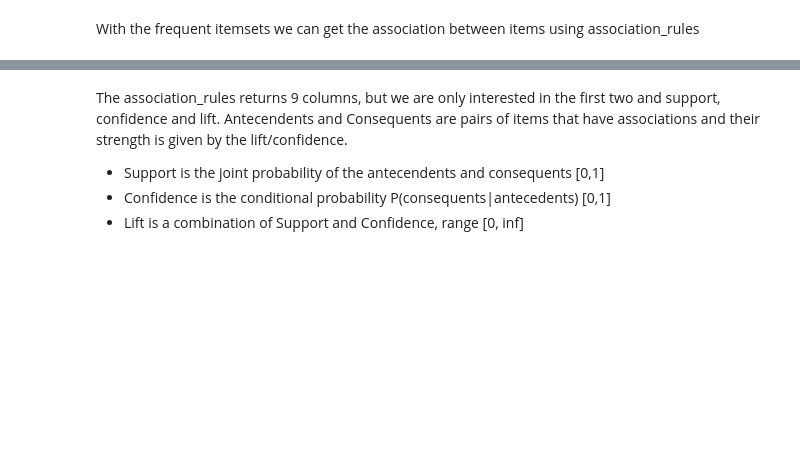
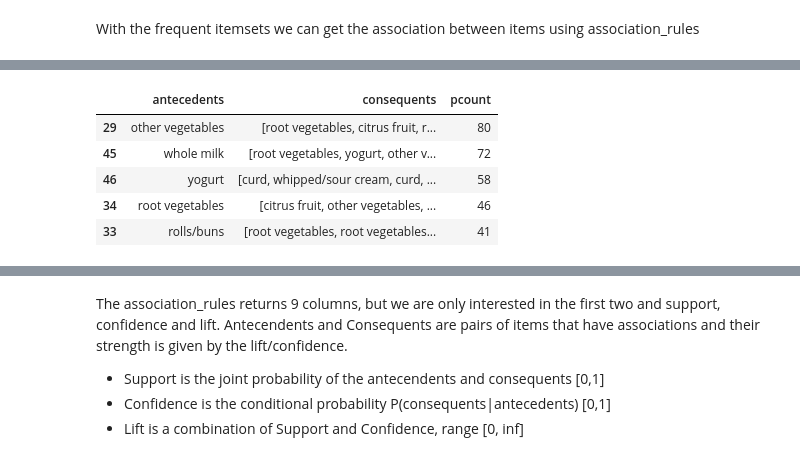
Before and after one commit to ksooklall/CUNY-SPS-Masters-DS, a Jupyter notebook: DATA_624/project/Recommender_system.ipynb, the cells around one changed output, grey strips where cells are left out. Saved outputs shown, nothing was run; the diff lists cells and outputs as text; code cells hidden in the pictures; blank space fills up the shorter version.

```diff
--- a/DATA_624/project/Recommender_system.ipynb
+++ b/DATA_624/project/Recommender_system.ipynb
@@ -140,0 +165,10 @@ rules.head()
+# %%
+rdf = rules.query('support > 0.01').groupby('antecedents', as_index=False).agg({'consequents': list}).assign(pcount= lambda x: x['consequents'].map(lambda x: len(x))).sort_values('pcount', ascending=False)
+rdf.head()
+# %% [output]
+|  | antecedents | consequents | pcount |
+| 29 | other vegetables | [root vegetables, citrus fruit, r... | 80 |
+| 45 | whole milk | [root vegetables, yogurt, other v... | 72 |
+| 46 | yogurt | [curd, whipped/sour cream, curd, ... | 58 |
+| 34 | root vegetables | [citrus fruit, other vegetables, ... | 46 |
+| 33 | rolls/buns | [root vegetables, root vegetables... | 41 |
```
Also changed, not shown: parts of 8 cells of this notebook, 2 other files.
